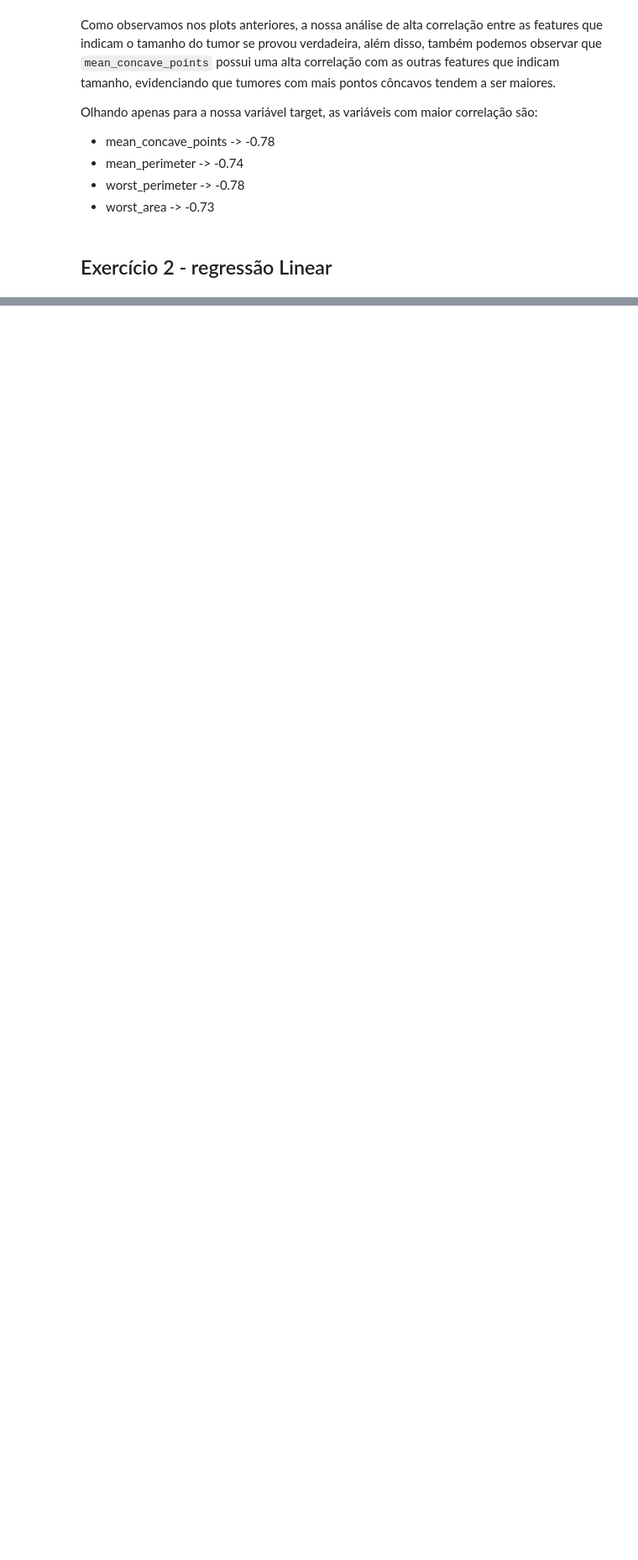
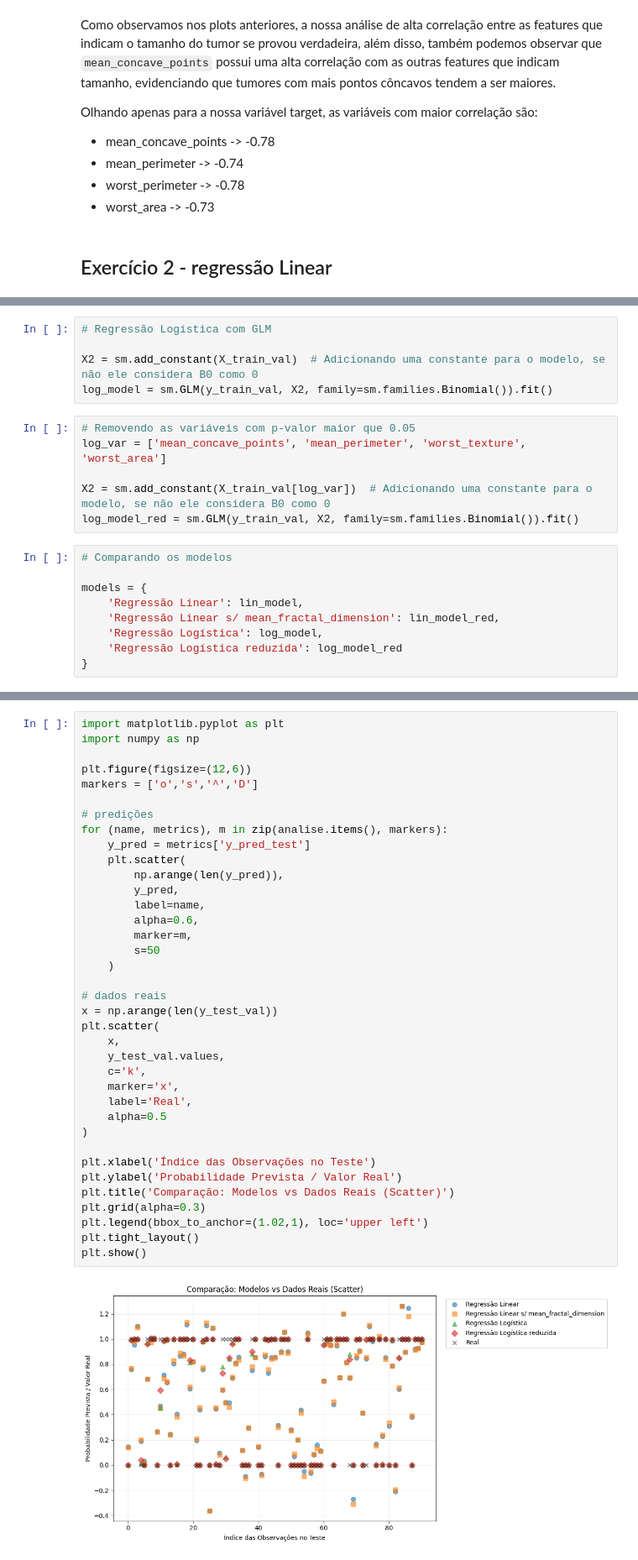
Before and after one commit to EnzoFonteyne/ArtemisCase, a Jupyter notebook: desafio2/desafio2.ipynb, the cells around one changed output, grey strips where cells are left out. Shown at 84% size. Drawn from its saved outputs; the diff is of its cells as text; blank space fills up the shorter version.

```diff
--- a/desafio2/desafio2.ipynb
+++ b/desafio2/desafio2.ipynb
@@ -130,0 +395,20 @@ model = sm.OLS(y, X).fit()
+# %%
+# Regressão Logística com GLM
+
+X2 = sm.add_constant(X_train_val)  # Adicionando uma constante para o modelo, se não ele considera B0 como 0
+log_model = sm.GLM(y_train_val, X2, family=sm.families.Binomial()).fit()
+# %%
+# Removendo as variáveis com p-valor maior que 0.05
+log_var = ['mean_concave_points', 'mean_perimeter', 'worst_texture', 'worst_area']
+
+X2 = sm.add_constant(X_train_val[log_var])  # Adicionando uma constante para o modelo, se não ele considera B0 como 0
+log_model_red = sm.GLM(y_train_val, X2, family=sm.families.Binomial()).fit()
+# %%
+# Comparando os modelos
+
+models = {
+    'Regressão Linear': lin_model,
+    'Regressão Linear s/ mean_fractal_dimension': lin_model_red,
+    'Regressão Logística': log_model,
+    'Regressão Logística reduzida': log_model_red
+}
@@ -130,0 +470,39 @@ model = sm.OLS(y, X).fit()
+# %%
+import matplotlib.pyplot as plt
+import numpy as np
+
+plt.figure(figsize=(12,6))
+markers = ['o','s','^','D']
+
+# predições
+for (name, metrics), m in zip(analise.items(), markers):
+    y_pred = metrics['y_pred_test']
+    plt.scatter(
+        np.arange(len(y_pred)),
+        y_pred,
+        label=name,
+        alpha=0.6,
+        marker=m,
+        s=50
+    )
+
+# dados reais
+x = np.arange(len(y_test_val))
+plt.scatter(
+    x,
+    y_test_val.values,
+    c='k',
+    marker='x',
+    label='Real',
+    alpha=0.5
+)
+
+plt.xlabel('Índice das Observações no Teste')
+plt.ylabel('Probabilidade Prevista / Valor Real')
+plt.title('Comparação: Modelos vs Dados Reais (Scatter)')
+plt.grid(alpha=0.3)
+plt.legend(bbox_to_anchor=(1.02,1), loc='upper left')
+plt.tight_layout()
+plt.show()
+# %% [output]
+[figure, added]
```
Also changed, not shown: parts of 25 cells of this notebook, 1 other file.
